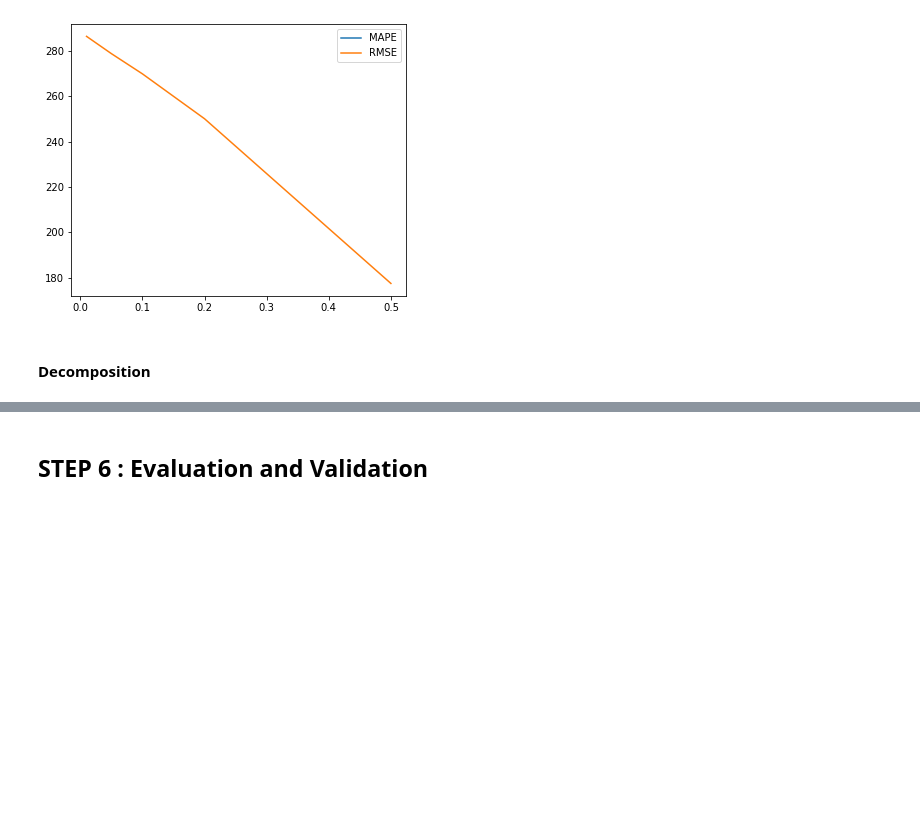
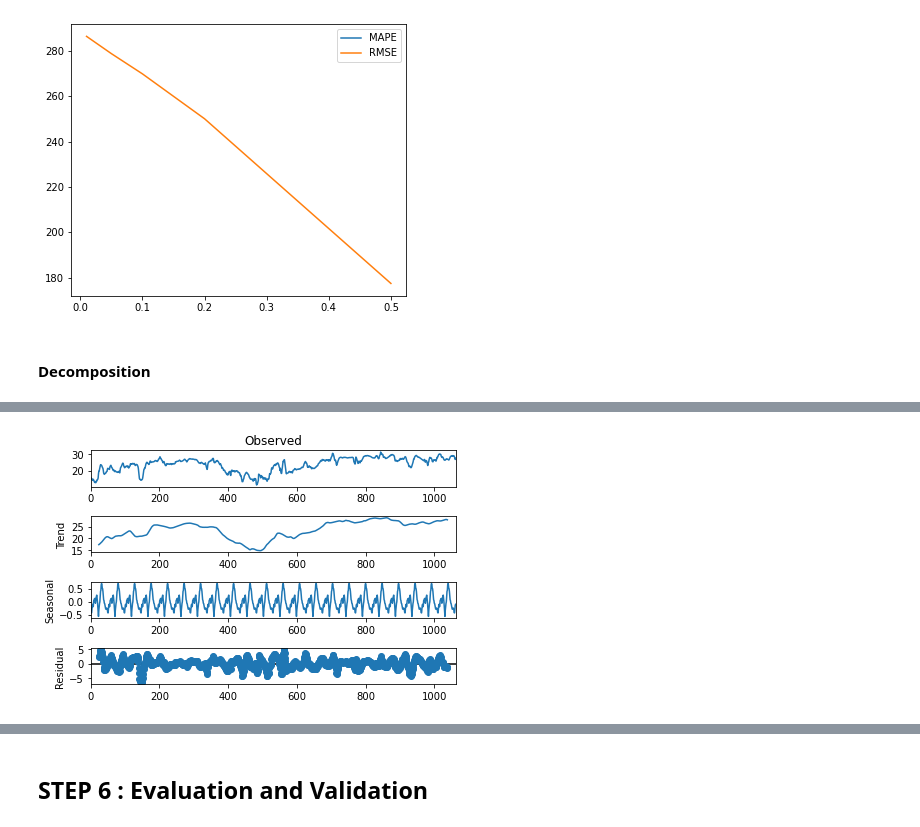
Before and after one commit to ameyak2310/DryingProcessRate_Predictor, a Jupyter notebook: TimeSeriesAnalysis.ipynb, the cells around one changed output, grey strips where cells are left out. Saved outputs shown, nothing was run; the diff lists cells and outputs as text; code cells hidden in the pictures; blank space fills up the shorter version.

```diff
--- a/TimeSeriesAnalysis.ipynb
+++ b/TimeSeriesAnalysis.ipynb
@@ -498,0 +491,8 @@ ts_plot = ts_decompse.plot()
+# %%
+# Decompose Relative humidity
+decomp_humi = seasonal_decompose(np.array(df_exp9['Humidity']),
+                                model='additive',
+                                freq=48,
+                                ).plot()
+# %% [output]
+[figure, added]
```
Also changed, not shown: parts of 9 cells of this notebook.
